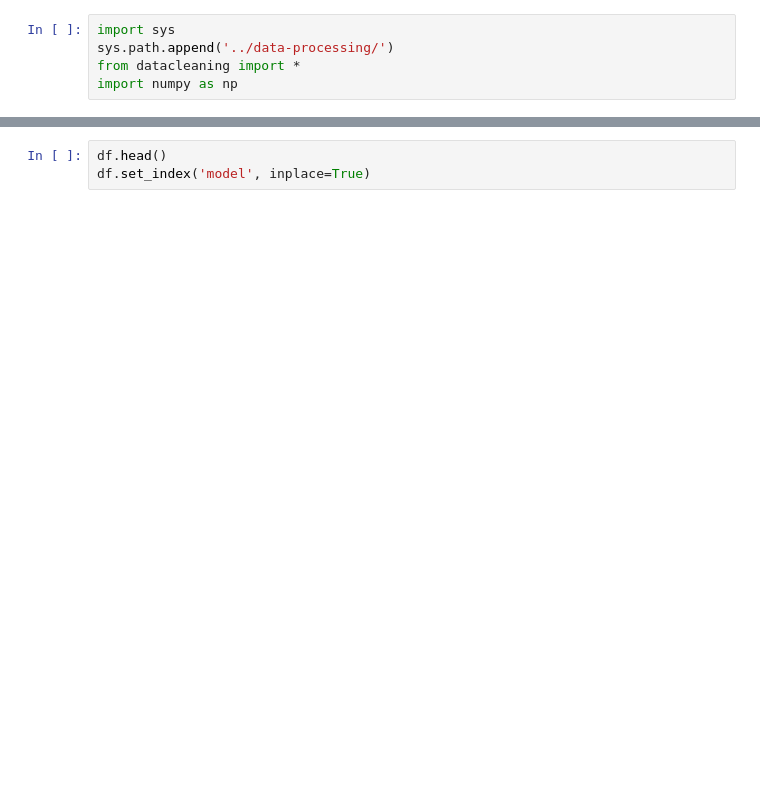
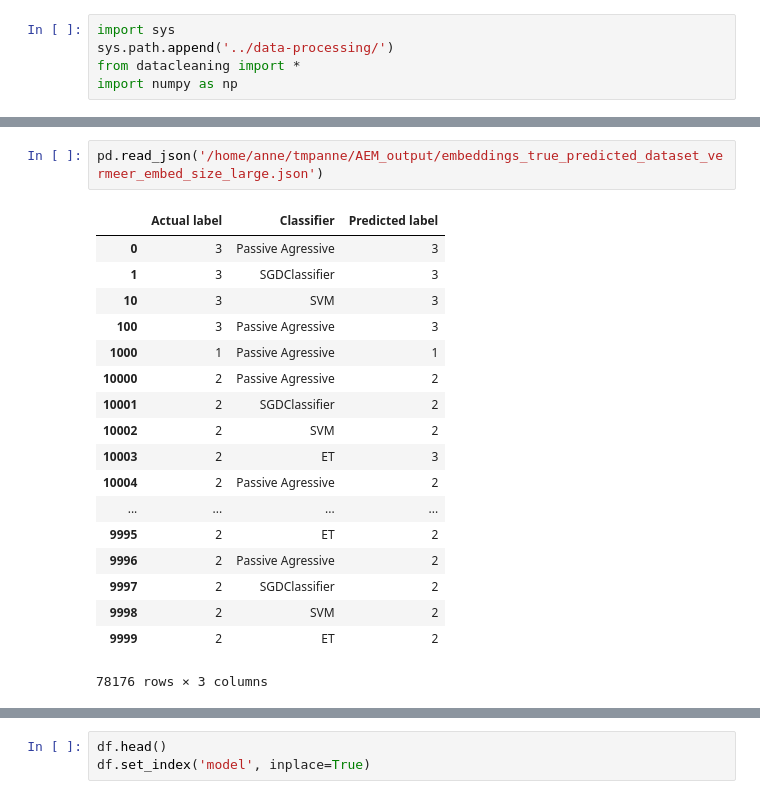
Before and after one commit to annekroon/amsterdam-embedding-model, a Jupyter notebook: src/analysis/get_results.ipynb, the cells around one changed output, grey strips where cells are left out. Drawn from its saved outputs; the diff is of its cells as text; blank space fills up the shorter version.

```diff
--- a/src/analysis/get_results.ipynb
+++ b/src/analysis/get_results.ipynb
@@ -9,0 +50,21 @@ df = get_cleaned_data()
+# %%
+pd.read_json('/home/anne/tmpanne/AEM_output/embeddings_true_predicted_dataset_vermeer_embed_size_large.json')
+# %% [output]
+|  | Actual label | Classifier | Predicted label |
+| 0 | 3 | Passive Agressive | 3 |
+| 1 | 3 | SGDClassifier | 3 |
+| 10 | 3 | SVM | 3 |
+| 100 | 3 | Passive Agressive | 3 |
+| 1000 | 1 | Passive Agressive | 1 |
+| 10000 | 2 | Passive Agressive | 2 |
+| 10001 | 2 | SGDClassifier | 2 |
+| 10002 | 2 | SVM | 2 |
+| 10003 | 2 | ET | 3 |
+| 10004 | 2 | Passive Agressive | 2 |
+| ... | ... | ... | ... |
+| 9995 | 2 | ET | 2 |
+| 9996 | 2 | Passive Agressive | 2 |
+| 9997 | 2 | SGDClassifier | 2 |
+| 9998 | 2 | SVM | 2 |
+| 9999 | 2 | ET | 2 |
+78176 rows × 3 columns
```
Also changed, not shown: parts of 8 cells of this notebook, 5 other files.
